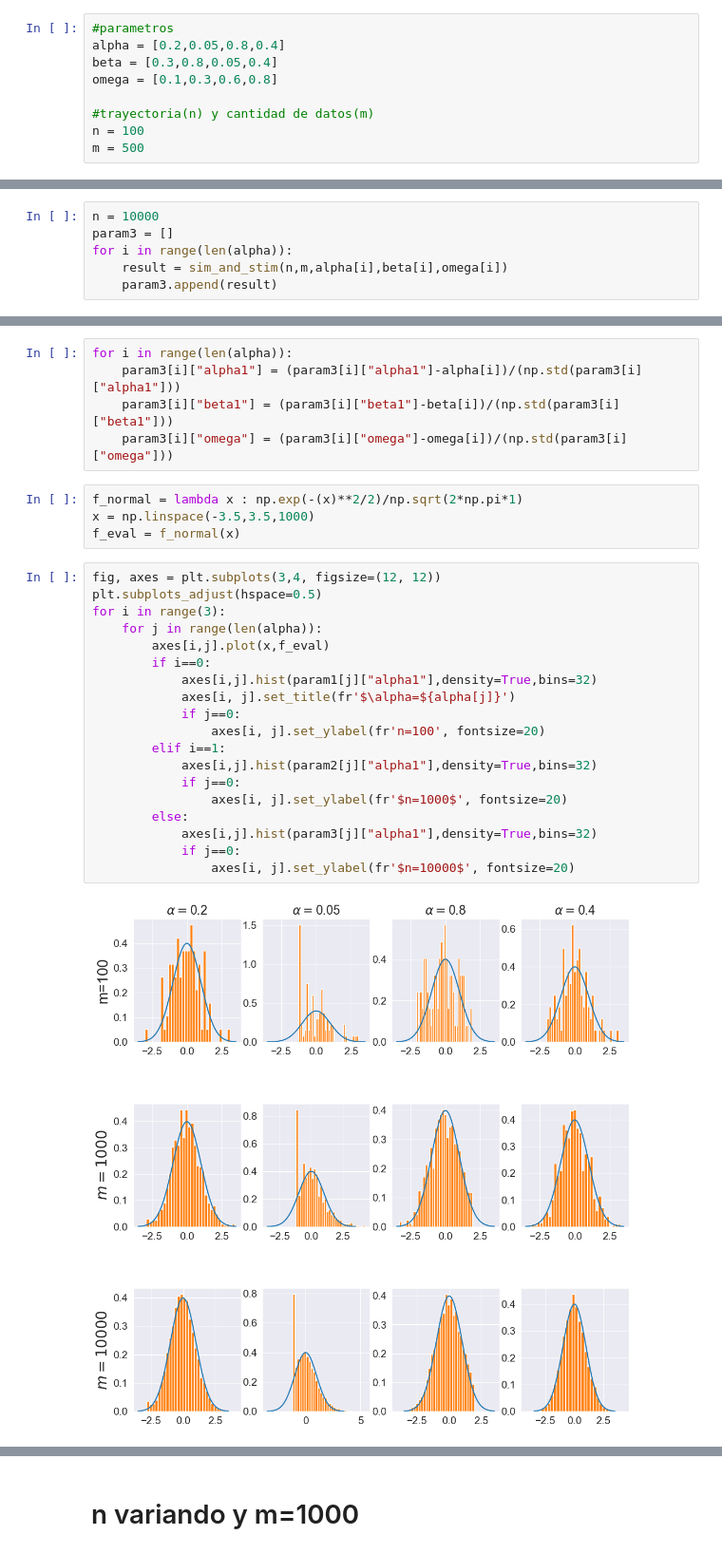
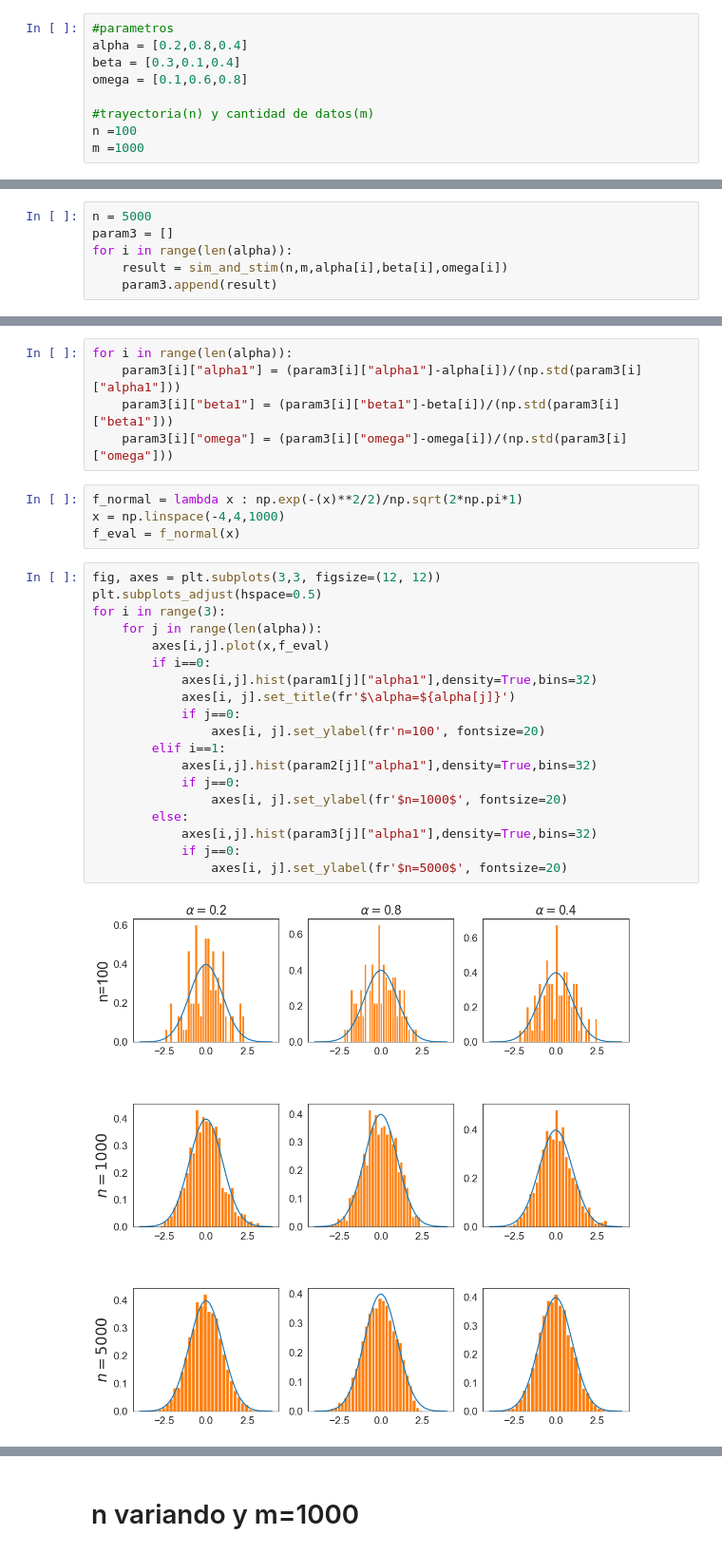
Before and after one commit to Diego-Astaburuaga/Modelos-GARCH, a Jupyter notebook: Codes/Codigos de prueba/DIST estimadores.ipynb, the cells around one changed output, grey strips where cells are left out. Shown at 95% size. Cells and saved outputs as stored; diff of their text form.

```diff
--- a/Codes/Codigos de prueba/DIST estimadores.ipynb
+++ b/Codes/Codigos de prueba/DIST estimadores.ipynb
@@ -53,12 +53,12 @@ def sim_and_stim(n,m,alpha,beta,omega):
 # %%
 #parametros
-alpha = [0.2,0.05,0.8,0.4]
-beta = [0.3,0.8,0.05,0.4]
-omega = [0.1,0.3,0.6,0.8]
+alpha = [0.2,0.8,0.4]
+beta = [0.3,0.1,0.4]
+omega = [0.1,0.6,0.8]
 
 #trayectoria(n) y cantidad de datos(m)
-n = 100
-m = 500
+n =100
+m =1000
 # %%
 param1 = []
 for i in range(len(alpha)):
@@ -71,7 +71,7 @@ for i in range(len(alpha)):
     result = sim_and_stim(n,m,alpha[i],beta[i],omega[i])
     param2.append(result)
 # %%
-n = 10000
+n = 5000
 param3 = []
 for i in range(len(alpha)):
     result = sim_and_stim(n,m,alpha[i],beta[i],omega[i])
@@ -95,27 +95,27 @@ for i in range(len(alpha)):
     param3[i]["omega"] = (param3[i]["omega"]-omega[i])/(np.std(param3[i]["omega"]))
 # %%
 f_normal = lambda x : np.exp(-(x)**2/2)/np.sqrt(2*np.pi*1)
-x = np.linspace(-3.5,3.5,1000)
+x = np.linspace(-4,4,1000)
 f_eval = f_normal(x)
 # %%
-fig, axes = plt.subplots(3,4, figsize=(12, 12))
+fig, axes = plt.subplots(3,3, figsize=(12, 12))
 plt.subplots_adjust(hspace=0.5)
 for i in range(3):
     for j in range(len(alpha)):
         axes[i,j].plot(x,f_eval)
         if i==0:
             axes[i,j].hist(param1[j]["alpha1"],density=True,bins=32)
             axes[i, j].set_title(fr'$\alpha=${alpha[j]}')
             if j==0:
                 axes[i, j].set_ylabel(fr'n=100', fontsize=20)
         elif i==1:
             axes[i,j].hist(param2[j]["alpha1"],density=True,bins=32)
             if j==0:
                 axes[i, j].set_ylabel(fr'$n=1000$', fontsize=20)
         else:
             axes[i,j].hist(param3[j]["alpha1"],density=True,bins=32)
             if j==0:
-                axes[i, j].set_ylabel(fr'$n=10000$', fontsize=20)
+                axes[i, j].set_ylabel(fr'$n=5000$', fontsize=20)
 # %% [output]
-[figure, old version]
+[figure, new version]
 # %%
```
Also changed, not shown: parts of 4 cells of this notebook, 2 other files.
